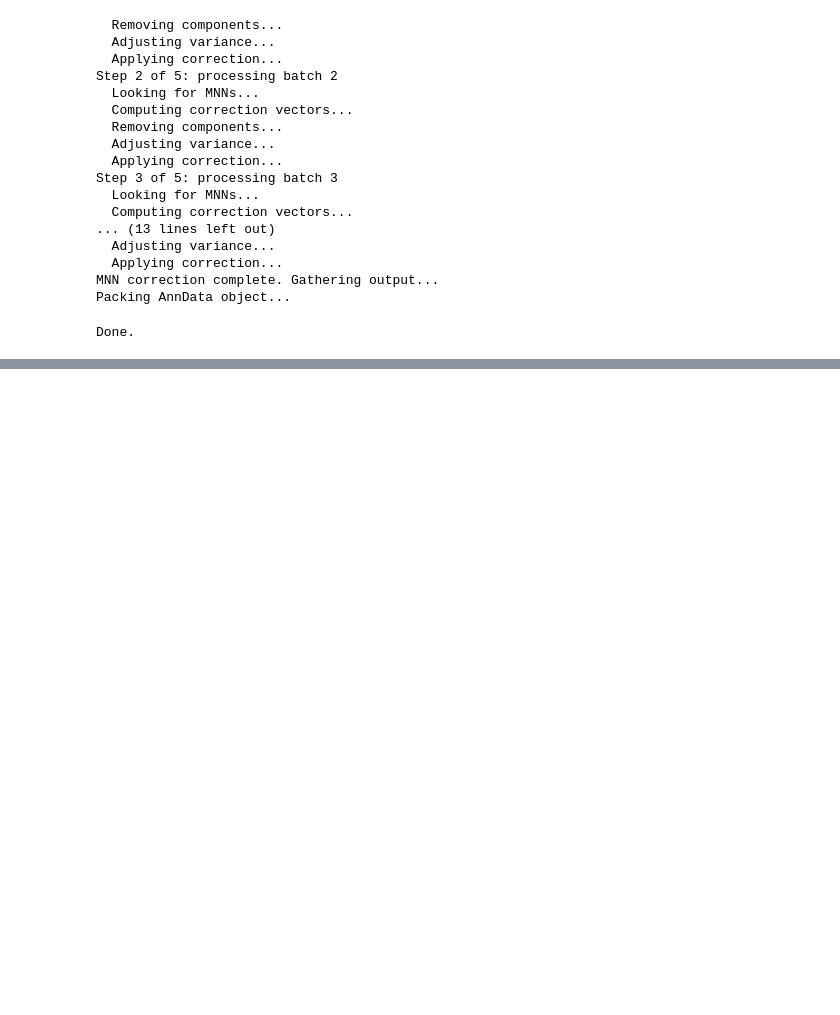
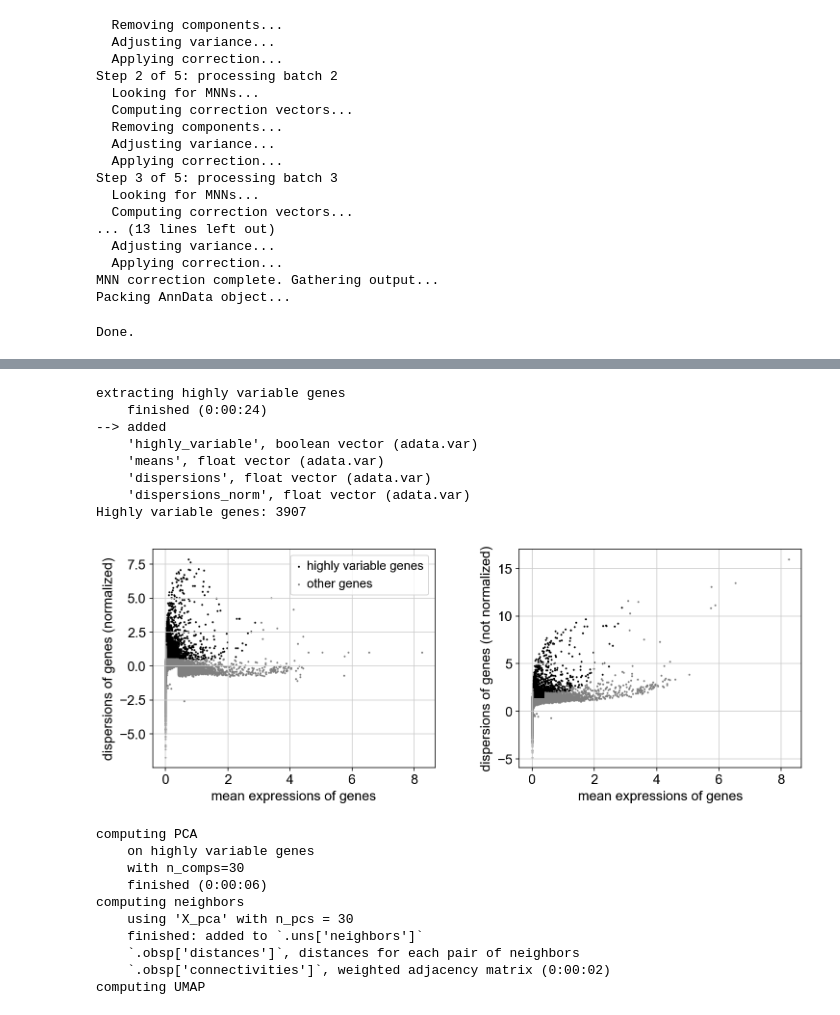
Before and after one commit to mujtababarsi/Covid-19-single-cell-analysis-Scanpy, a Jupyter notebook: Data integration.ipynb, the cells around one changed output, grey strips where cells are left out. Saved outputs shown, nothing was run; the diff lists cells and outputs as text; code cells hidden in the pictures; blank space fills up the shorter version.

Commit message:
combat addition

```diff
--- a/Data integration.ipynb
+++ b/Data integration.ipynb
@@ -225,0 +240,10 @@ sc.pl.umap(adata, color="sample", title="Uncorrected umap", ax=axs[1,1], show=Fa
+# %%
+# create a new object with lognormalized counts
+adata_combat = sc.AnnData(X=adata.raw.X, var=adata.raw.var, obs = adata.obs)
+
+
+# first store the raw data
+adata_combat.raw = adata_combat
+
+# run combat
+sc.pp.combat(adata_combat, key='sample')
@@ -225,0 +263,32 @@ sc.pl.umap(adata, color="sample", title="Uncorrected umap", ax=axs[1,1], show=Fa
+# %%
+sc.pp.highly_variable_genes(adata_combat)
+print("Highly variable genes: %d"%sum(adata_combat.var.highly_variable))
+sc.pl.highly_variable_genes(adata_combat)
+
+
+sc.pp.pca(adata_combat, n_comps=30, use_highly_variable=True, svd_solver='arpack')
+
+sc.pp.neighbors(adata_combat, n_pcs =30)
+
+sc.tl.umap(adata_combat)
+sc.tl.tsne(adata_combat, n_pcs = 30)
+# %% [output]
+extracting highly variable genes
+    finished (0:00:24)
+--> added
+    'highly_variable', boolean vector (adata.var)
+    'means', float vector (adata.var)
+    'dispersions', float vector (adata.var)
+    'dispersions_norm', float vector (adata.var)
+Highly variable genes: 3907
+[figure, added]
+computing PCA
+    on highly variable genes
+    with n_comps=30
+    finished (0:00:06)
+computing neighbors
+    using 'X_pca' with n_pcs = 30
+    finished: added to `.uns['neighbors']`
+    `.obsp['distances']`, distances for each pair of neighbors
+    `.obsp['connectivities']`, weighted adjacency matrix (0:00:02)
+computing UMAP
```
Also changed, not shown: parts of 18 cells of this notebook.
